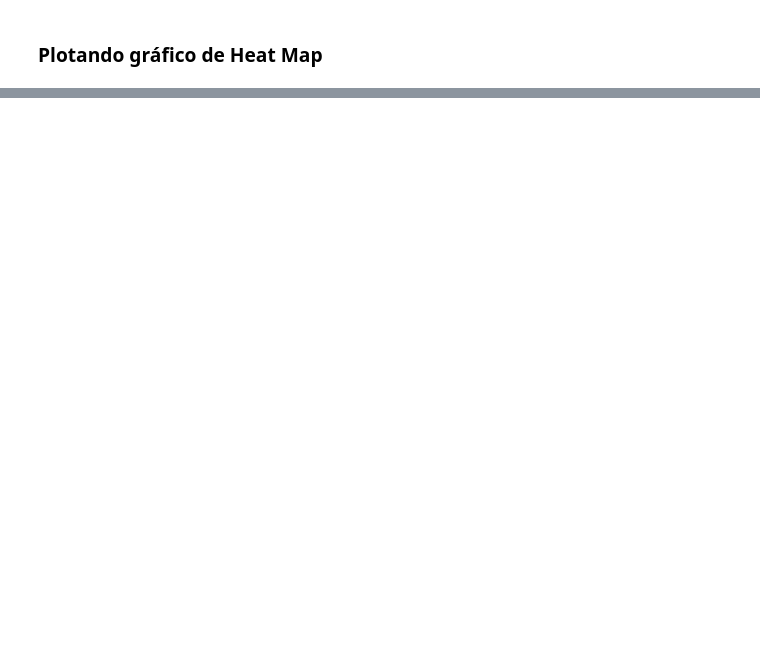
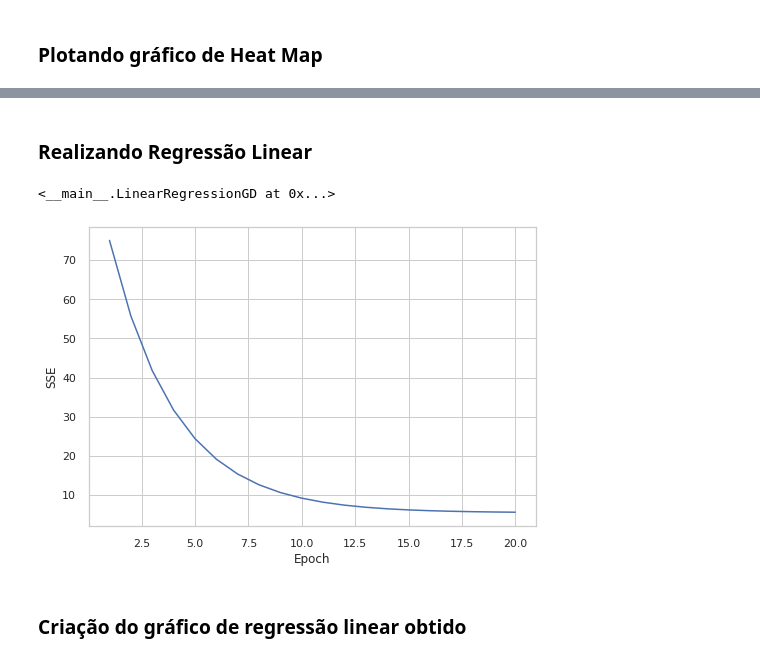
Before and after one commit to rhenandias/TE2D6, a Jupyter notebook: Atividade Regressão Linear.ipynb, the cells around one changed output, grey strips where cells are left out. Cells and saved outputs as stored; diff of their text form; code cells hidden in the pictures; blank space fills up the shorter version.

Commit message:
Atividade de regressão linear

```diff
--- a/Atividade Regressão Linear.ipynb
+++ b/Atividade Regressão Linear.ipynb
@@ -56,0 +96,53 @@ sns.heatmap(iris.corr(),annot=True,cmap='summer')
+# %%
+import numpy as np
+
+class LinearRegressionGD(object):
+    def __init__(self, eta=0.001, n_iter=20):
+        self.eta = eta
+        self.n_iter = n_iter
+
+    def fit(self, X, y):
+        self.w_ = np.zeros(1 + X.shape[1])
+        self.cost_ = []
+
+        for i in range(self.n_iter):
+            output = self.net_input(X)
+            errors = (y - output)
+            self.w_[1:] += self.eta * X.T.dot(errors)
+            self.w_[0] += self.eta * errors.sum()
+            cost = (errors**2).sum() / 2.0
+            self.cost_.append(cost)
+
+        return self
+
+    def net_input(self, X):
+        return np.dot(X, self.w_[1:]) + self.w_[0]
+
+    def predict(self, X):
+        return self.net_input(X)
+# %% [markdown]
+### Realizando Regressão Linear
+# %%
+X = iris[["petal_length"]].values
+Y = iris["petal_width"].values
+# %%
+from sklearn.preprocessing import StandardScaler
+
+sc_x = StandardScaler()
+sc_y = StandardScaler()
+x_std = sc_x.fit_transform(X)
+y_std = sc_y.fit_transform(Y[:,np.newaxis]).flatten()
+# %%
+lr = LinearRegressionGD()
+lr.fit(x_std, y_std)
+# %% [output]
+<__main__.LinearRegressionGD at 0x...>
+# %%
+plt.plot(range(1, lr.n_iter+1), lr.cost_)
+plt.ylabel('SSE')
+plt.xlabel('Epoch')
+plt.show()
+# %% [output]
+[figure, added]
+# %% [markdown]
+### Criação do gráfico de regressão linear obtido
```
Also changed, not shown: parts of 9 cells of this notebook.
